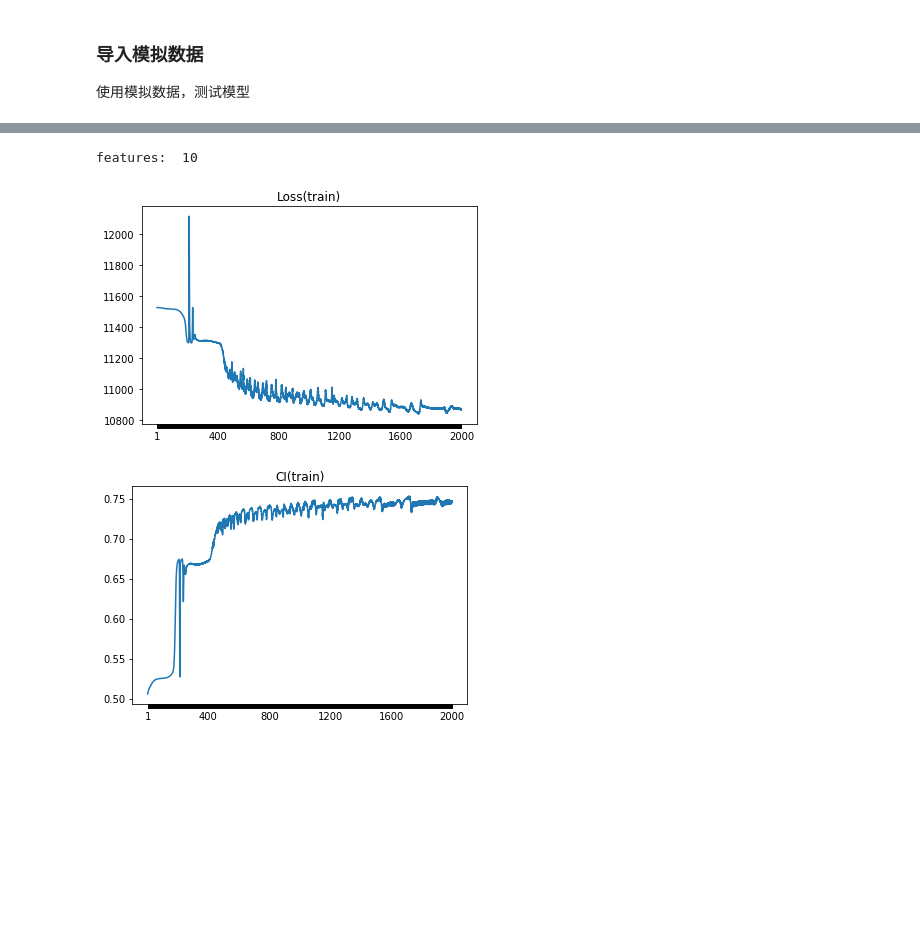
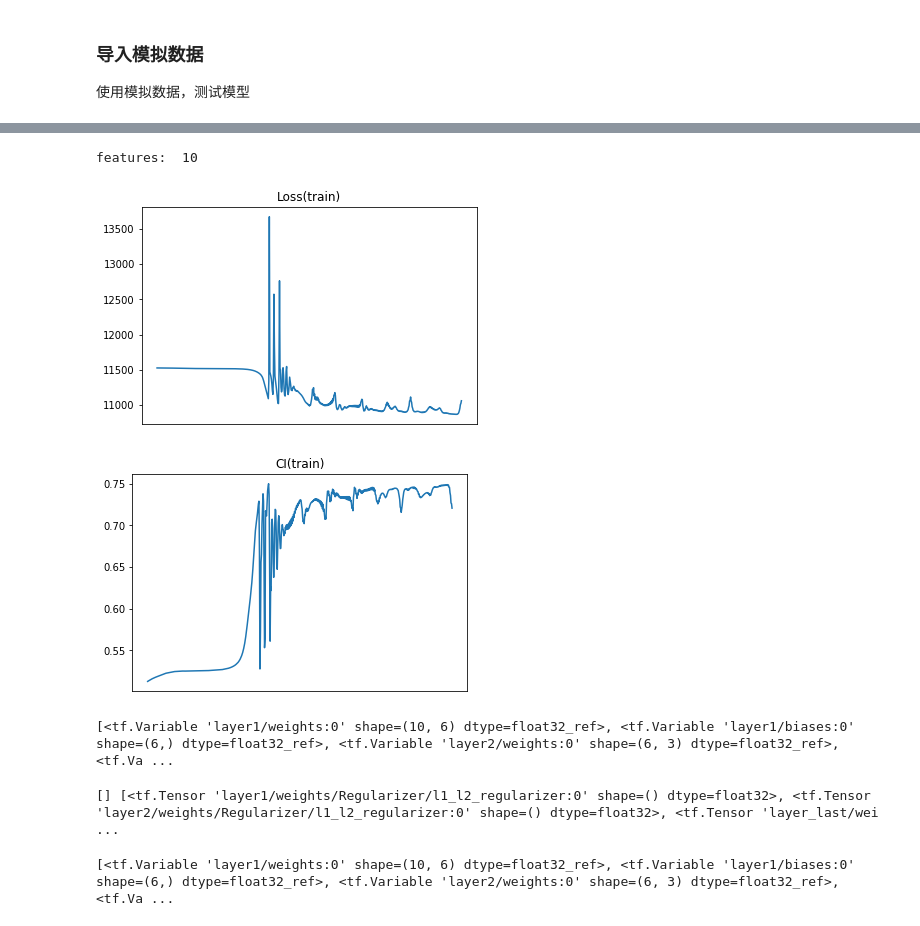
Before and after one commit to LiuHuiSigma/TFDeepSurv, a Jupyter notebook: notebook/exp_deepsurv.ipynb, the cells around one changed output, grey strips where cells are left out. Drawn from its saved outputs; the diff is of its cells as text; code cells hidden in the pictures; blank space fills up the shorter version.

```diff
--- a/notebook/exp_deepsurv.ipynb
+++ b/notebook/exp_deepsurv.ipynb
@@ -23,10 +47,28 @@ data['t'] = data['t'] [sort_idx]
 # %%
 n_features = data['x'].shape[1]
 print("features: ", n_features)
 model = LDS.LDeepSurv(n_features, [6,3], 1, learning_rate=0.001, activation='tanh', L2_reg=0.01)
 
-model.train(data['x'], {'e': data['e'], 't': data['t']}, num_epoch=2000, plot_train_loss=True, plot_train_CI=True)
+model.train(data['x'], {'e': data['e'], 't': data['t']}, num_epoch=600, plot_train_loss=True, plot_train_CI=True)
 # %% [output]
 features:  10
-[figure, old version]
+[figure, new version]
-[figure, old version]
+[figure, new version]
+# %%
+import tensorflow as tf
+
+print(tf.global_variables())
+# %% [output]
+[<tf.Variable 'layer1/weights:0' shape=(10, 6) dtype=float32_ref>, <tf.Variable 'layer1/biases:0' shape=(6,) dtype=float32_ref>, <tf.Variable 'layer2/weights:0' shape=(6, 3) dtype=float32_ref>, <tf.Va ...
+# %%
+with tf.Session() as sess:
+    c = tf.get_collection('losses')
+    x = tf.get_collection(tf.GraphKeys.REGULARIZATION_LOSSES)
+    y = tf.get_collection(tf.GraphKeys.WEIGHTS)
+    print(c, x, y)
+# %% [output]
+[] [<tf.Tensor 'layer1/weights/Regularizer/l1_l2_regularizer:0' shape=() dtype=float32>, <tf.Tensor 'layer2/weights/Regularizer/l1_l2_regularizer:0' shape=() dtype=float32>, <tf.Tensor 'layer_last/wei ...
+# %%
+print(tf.trainable_variables())
+# %% [output]
+[<tf.Variable 'layer1/weights:0' shape=(10, 6) dtype=float32_ref>, <tf.Variable 'layer1/biases:0' shape=(6,) dtype=float32_ref>, <tf.Variable 'layer2/weights:0' shape=(6, 3) dtype=float32_ref>, <tf.Va ...
```
Also changed, not shown: parts of 3 cells of this notebook, 1 other file.
